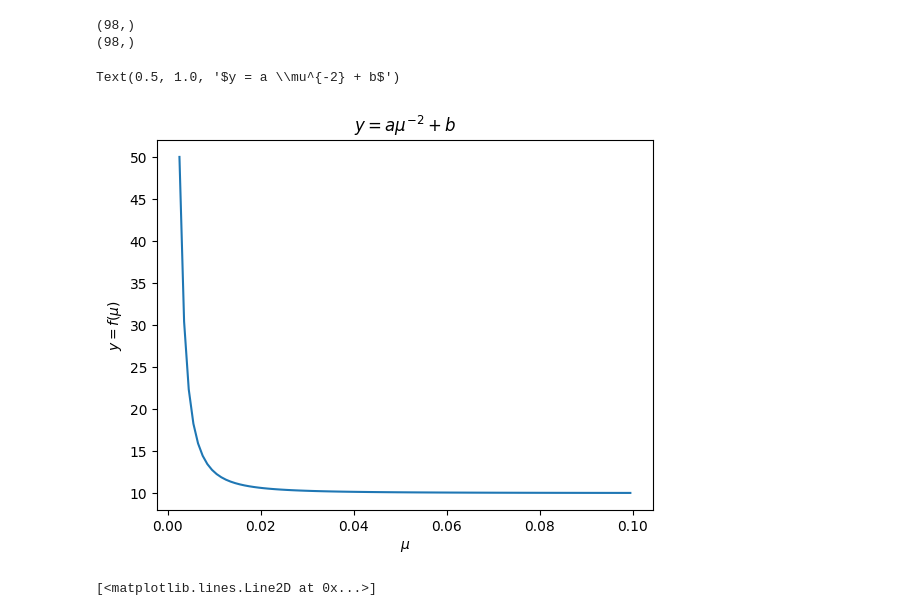
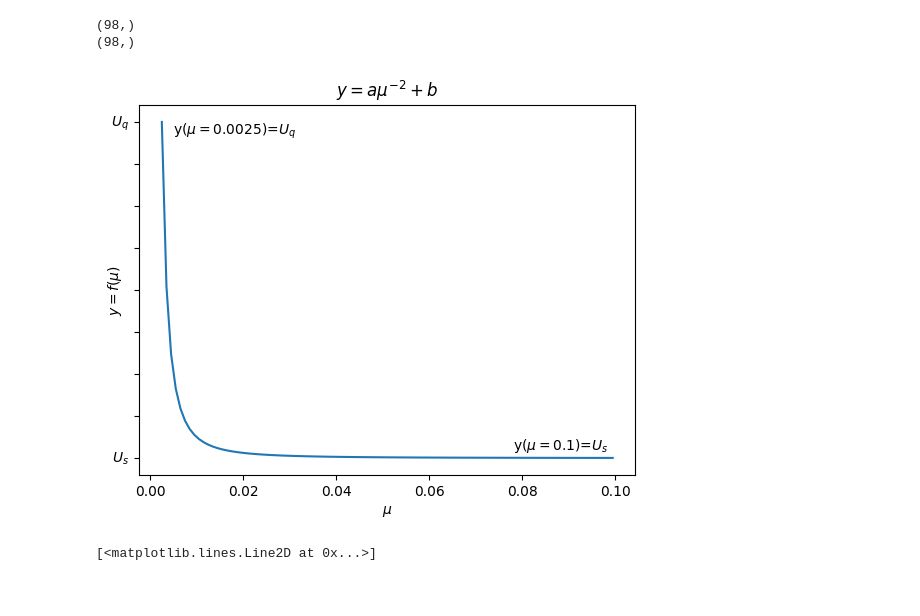
Before and after one commit to phscald/doc_jaxpi, a Jupyter notebook: examples/geom3x3_2ph_mu_don_3_scale_3/b.ipynb, the cells around one changed output. Saved outputs shown, nothing was run; the diff lists cells and outputs as text; code cells hidden in the pictures.

```diff
--- a/examples/geom3x3_2ph_mu_don_3_scale_3/b.ipynb
+++ b/examples/geom3x3_2ph_mu_don_3_scale_3/b.ipynb
@@ -39,14 +39,24 @@ print(y.shape)
 # %% [output]
 (98,)
 (98,)
-# %%
-plt.plot(x, y)
-plt.xlabel(r'$\mu$')
-plt.ylabel(r'$y = f(\mu)$')
-plt.title(r'$y = a \mu^{-2} + b$')
-# %% [output]
-Text(0.5, 1.0, '$y = a \\mu^{-2} + b$')
-[figure, removed]
+# %%
+plt.plot(x, y)
+plt.xlabel(r'$\mu$')
+plt.ylabel(r'$y = f(\mu)$')
+plt.title(r'$y = a \mu^{-2} + b$')
+# plt.gca().axes.get_yaxis().set_visible(False)
+plt.gca().set_yticklabels([])
+plt.annotate(r'$U_q$', xy=(0, 49.5), xytext=(-15, 0), textcoords='offset points',
+             fontsize=10, color='black', ha='right')
+plt.annotate(r'y($\mu=0.0025$)=$U_q$', xy=(0, 48.5), xytext=(105, 0), textcoords='offset points',
+             fontsize=10, color='black', ha='right')
+plt.annotate(r'$U_s$', xy=(0, 9.5), xytext=(-15, 0), textcoords='offset points',
+             fontsize=10, color='black', ha='right')
+plt.annotate(r'y($\mu=0.1$)=$U_s$', xy=(0, 11), xytext=(330, 0), textcoords='offset points',
+             fontsize=10, color='black', ha='right')
+plt.savefig("scaler.jpeg")
+# %% [output]
+[figure, added]
 # %%
 mu= np.arange(.0025, .1, .0001)
 # %%
```
Also changed, not shown: parts of 5 cells of this notebook, 8 other files.
